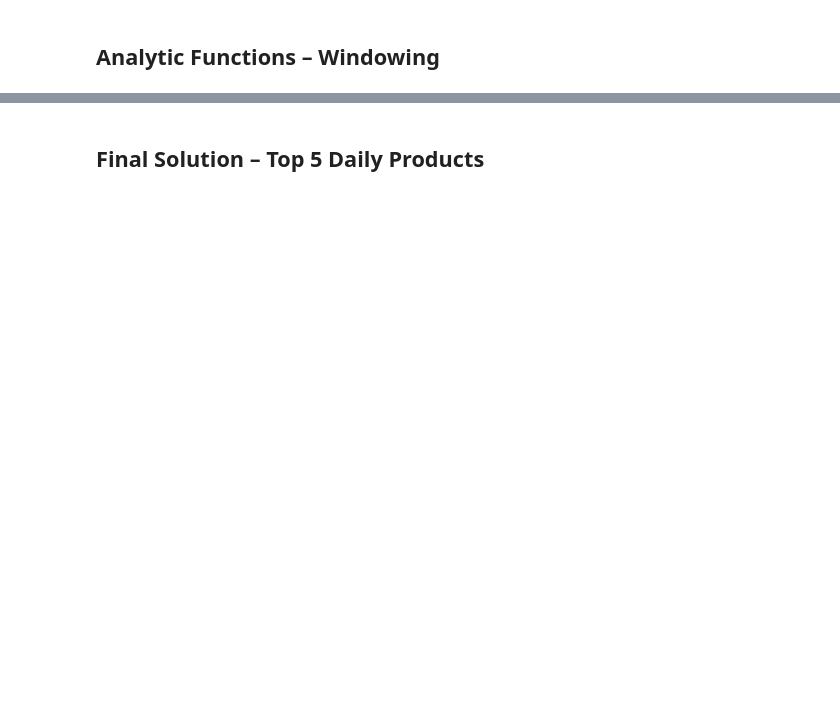
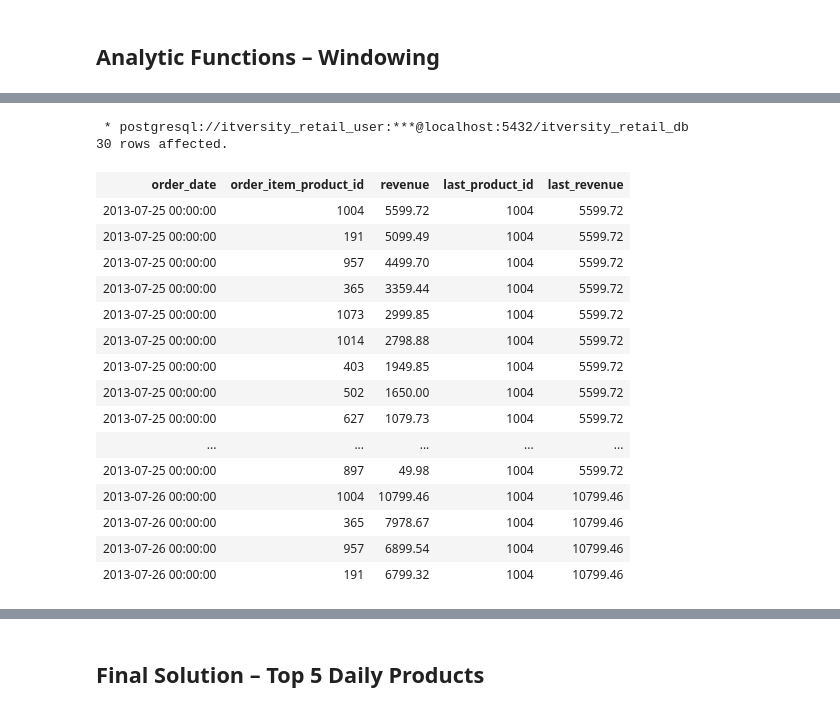
Before and after one commit to itversity/mastering-postgresql, a Jupyter notebook: 07_writing_advanced_sql_queries.ipynb, the cells around one changed output, grey strips where cells are left out. Cells and saved outputs as stored; diff of their text form; code cells hidden in the pictures; blank space fills up the shorter version.

```diff
--- a/07_writing_advanced_sql_queries.ipynb
+++ b/07_writing_advanced_sql_queries.ipynb
@@ -50,0 +982,34 @@ Requirement already satisfied: pytz>=2015.7 in /opt/anaconda3/envs/beakerx/lib/p
+# %%
+%%sql
+
+SELECT t.*,
+    last_value(order_item_product_id) OVER (
+        PARTITION BY order_date ORDER BY revenue
+        ROWS BETWEEN CURRENT ROW AND UNBOUNDED FOLLOWING
+    ) last_product_id,
+    last_value(revenue) OVER (
+        PARTITION BY order_date ORDER BY revenue
+        ROWS BETWEEN CURRENT ROW AND UNBOUNDED FOLLOWING
+    ) last_revenue
+FROM daily_product_revenue AS t
+ORDER BY order_date, revenue DESC
+LIMIT 30
+# %% [output]
+ * postgresql://itversity_retail_user:***@localhost:5432/itversity_retail_db
+30 rows affected.
+| order_date | order_item_product_id | revenue | last_product_id | last_revenue |
+| 2013-07-25 00:00:00 | 1004 | 5599.72 | 1004 | 5599.72 |
+| 2013-07-25 00:00:00 | 191 | 5099.49 | 1004 | 5599.72 |
+| 2013-07-25 00:00:00 | 957 | 4499.70 | 1004 | 5599.72 |
+| 2013-07-25 00:00:00 | 365 | 3359.44 | 1004 | 5599.72 |
+| 2013-07-25 00:00:00 | 1073 | 2999.85 | 1004 | 5599.72 |
+| 2013-07-25 00:00:00 | 1014 | 2798.88 | 1004 | 5599.72 |
+| 2013-07-25 00:00:00 | 403 | 1949.85 | 1004 | 5599.72 |
+| 2013-07-25 00:00:00 | 502 | 1650.00 | 1004 | 5599.72 |
+| 2013-07-25 00:00:00 | 627 | 1079.73 | 1004 | 5599.72 |
+| ... | ... | ... | ... | ... |
+| 2013-07-25 00:00:00 | 897 | 49.98 | 1004 | 5599.72 |
+| 2013-07-26 00:00:00 | 1004 | 10799.46 | 1004 | 10799.46 |
+| 2013-07-26 00:00:00 | 365 | 7978.67 | 1004 | 10799.46 |
+| 2013-07-26 00:00:00 | 957 | 6899.54 | 1004 | 10799.46 |
+| 2013-07-26 00:00:00 | 191 | 6799.32 | 1004 | 10799.46 |
```
Also changed, not shown: parts of 87 cells of this notebook, 3 other files.
